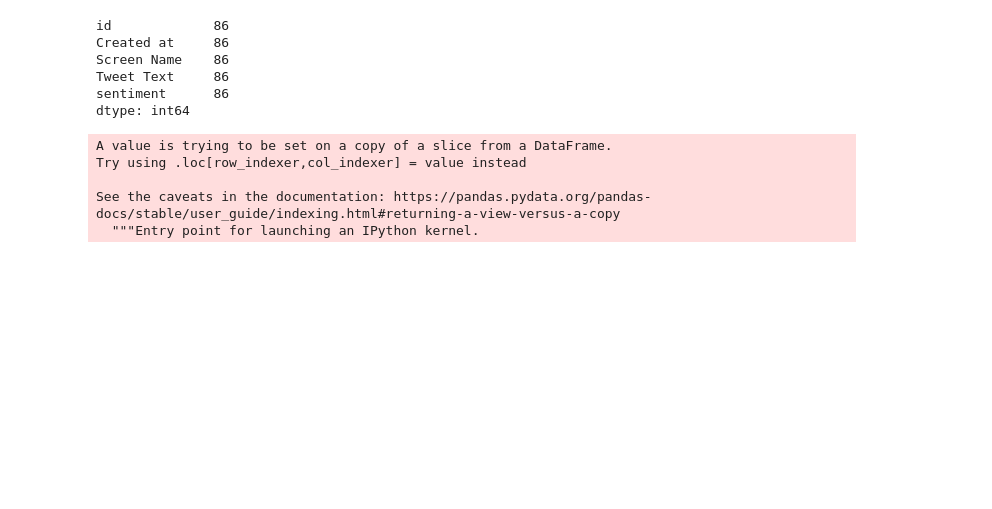
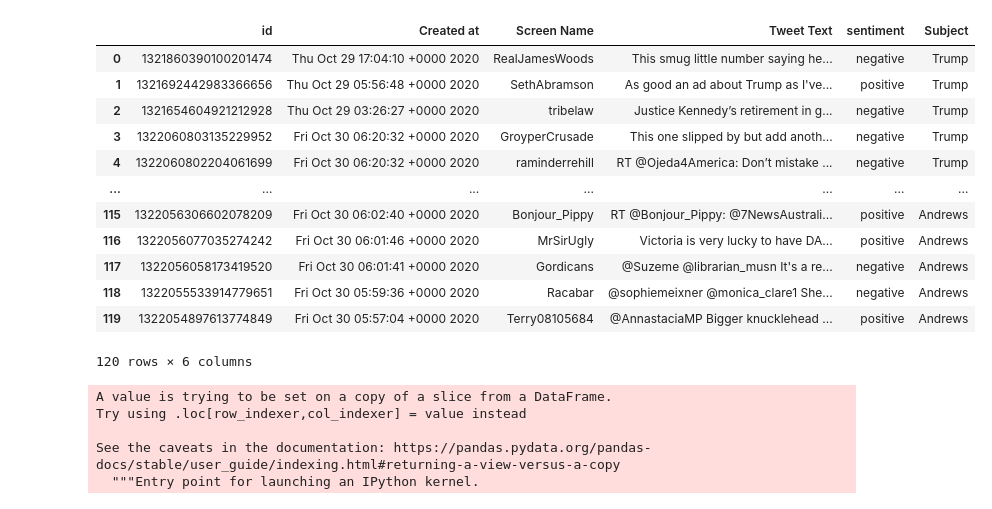
Before and after one commit to dmaheswaran1998/Final_Project, a Jupyter notebook: Jupyter_Notebooks/Editing_ML_tweets.ipynb, the cells around one changed output. Saved outputs shown, nothing was run; the diff lists cells and outputs as text; code cells hidden in the pictures; blank space fills up the shorter version.

```diff
--- a/Jupyter_Notebooks/Editing_ML_tweets.ipynb
+++ b/Jupyter_Notebooks/Editing_ML_tweets.ipynb
@@ -8,6 +8,4 @@ from collections import defaultdict
 import json
 # %%
 json_list=[]
-trump=pd.read_csv("../data/trump_tweets_classified.csv")
-trump.head()
-trump.count()
+tweets=pd.read_csv("../data/tweets_classified.csv")
@@ -23,11 +24,18 @@ dtype: int64
 # %%
-trump2=trump[["id", "Created at", "Screen Name", "Tweet Text", "sentiment"]]
-trump2.count()
+tweets2=tweets[["id", "Created at", "Screen Name", "Tweet Text", "sentiment", "Subject"]]
+tweets2.head(-10)
 # %% [output]
+|  | id | Created at | Screen Name | Tweet Text | sentiment | Subject |
+| 0 | 1321860390100201474 | Thu Oct 29 17:04:10 +0000 2020 | RealJamesWoods | This smug little number saying he... | negative | Trump |
+| 1 | 1321692442983366656 | Thu Oct 29 05:56:48 +0000 2020 | SethAbramson | As good an ad about Trump as I've... | positive | Trump |
+| 2 | 1321654604921212928 | Thu Oct 29 03:26:27 +0000 2020 | tribelaw | Justice Kennedy’s retirement in g... | negative | Trump |
+| 3 | 1322060803135229952 | Fri Oct 30 06:20:32 +0000 2020 | GroyperCrusade | This one slipped by but add anoth... | negative | Trump |
+| 4 | 1322060802204061699 | Fri Oct 30 06:20:32 +0000 2020 | raminderrehill | RT @Ojeda4America: Don’t mistake ... | negative | Trump |
+| ... | ... | ... | ... | ... | ... | ... |
+| 115 | 1322056306602078209 | Fri Oct 30 06:02:40 +0000 2020 | Bonjour_Pippy | RT @Bonjour_Pippy: @7NewsAustrali... | positive | Andrews |
+| 116 | 1322056077035274242 | Fri Oct 30 06:01:46 +0000 2020 | MrSirUgly | Victoria is very lucky to have DA... | positive | Andrews |
+| 117 | 1322056058173419520 | Fri Oct 30 06:01:41 +0000 2020 | Gordicans | @Suzeme @librarian_musn It's a re... | negative | Andrews |
+| 118 | 1322055533914779651 | Fri Oct 30 05:59:36 +0000 2020 | Racabar | @sophiemeixner @monica_clare1 She... | negative | Andrews |
+| 119 | 1322054897613774849 | Fri Oct 30 05:57:04 +0000 2020 | Terry08105684 | @AnnastaciaMP Bigger knucklehead ... | positive | Andrews |
-id             86
-Created at     86
-Screen Name    86
-Tweet Text     86
-sentiment      86
-dtype: int64
+120 rows × 6 columns
 # %%
```
Also changed, not shown: parts of 43 cells of this notebook, 12 other files.
